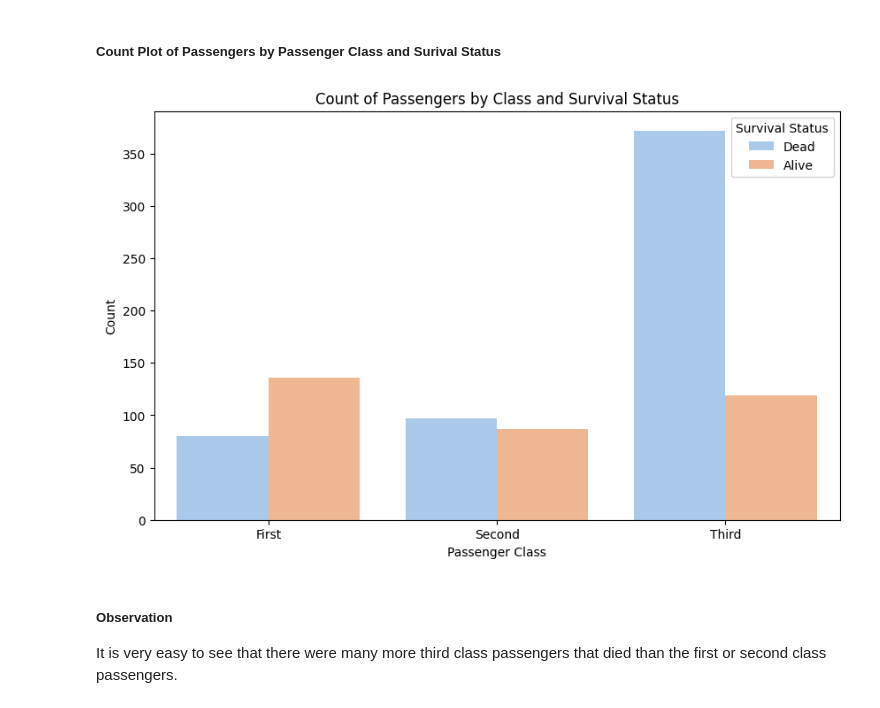
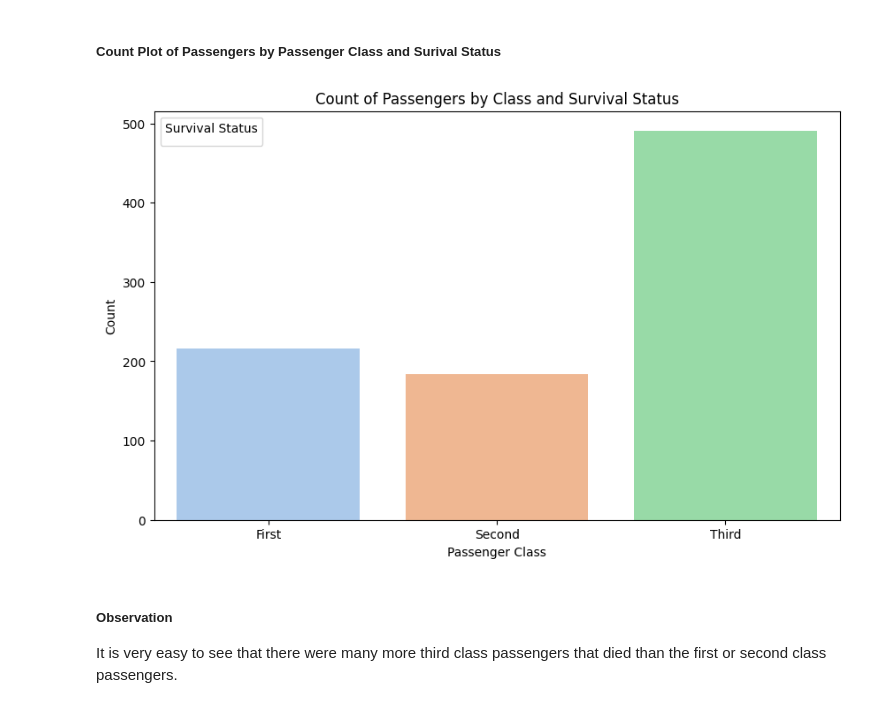
Before and after one commit to BethSpornitz/datafun-06-eda, a Jupyter notebook: bethspornitz_eda.ipynb, the cells around one changed output. Saved outputs shown, nothing was run; the diff lists cells and outputs as text; code cells hidden in the pictures.

```diff
--- a/bethspornitz_eda.ipynb
+++ b/bethspornitz_eda.ipynb
@@ -337,20 +337,20 @@ Some possible correlations to be made from this heatmap are that the Fare Amount
 # %%
 # Create a count plot
 plt.figure(figsize=(10, 6))
-ax = sns.countplot(x='class', hue='survived', data=df, palette='pastel')
+ax = sns.countplot(x='class', hue='class', data=df, palette='pastel')
 
 # Customize the plot
 plt.title('Count of Passengers by Class and Survival Status')
 plt.xlabel('Passenger Class')
 plt.ylabel('Count')
 
 # Rename legend labels
 handles, labels = ax.get_legend_handles_labels()
 ax.legend(handles, ['Dead', 'Alive'], title='Survival Status')
 
 plt.show()
 # %% [output]
-[figure, old version]
+[figure, new version]
 # %% [markdown]
 ##### Observation
 It is very easy to see that there were many more third class passengers that died than the first or second class passengers.
```
Also changed, not shown: parts of 1 cell of this notebook.
